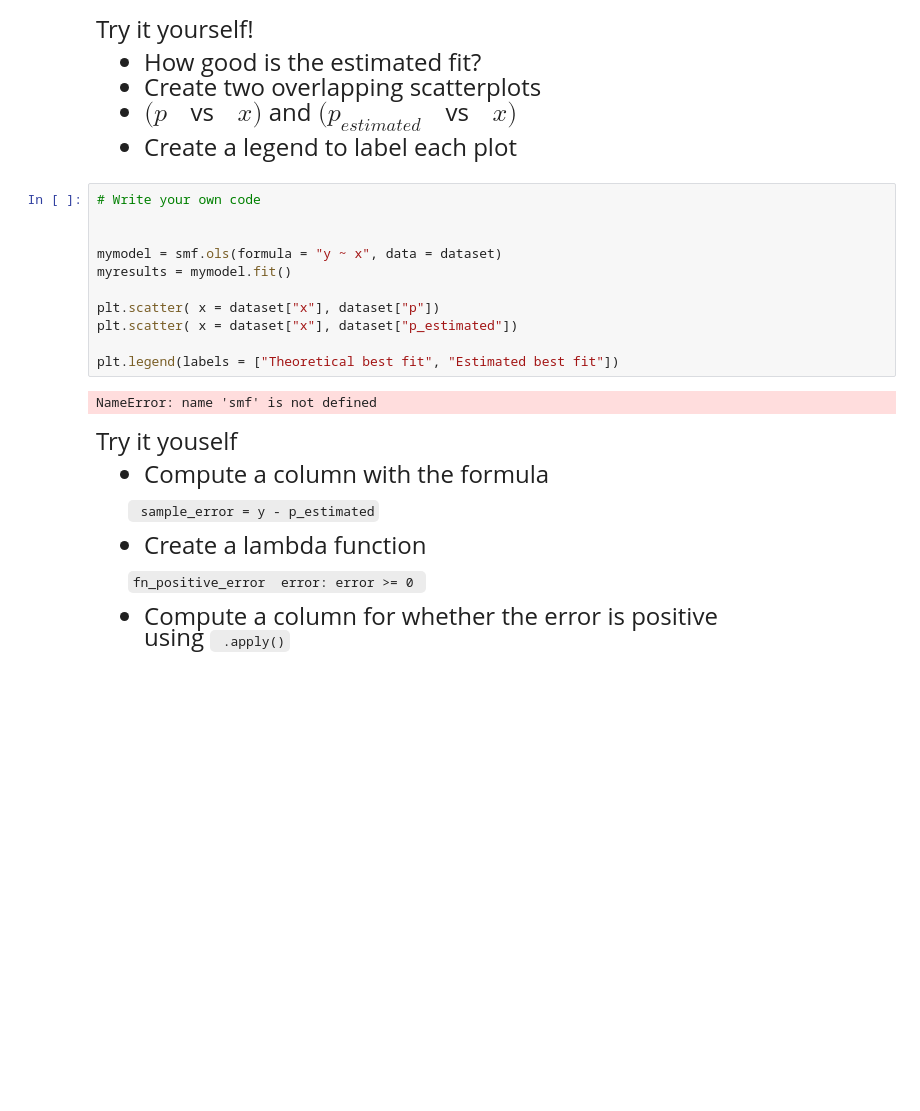
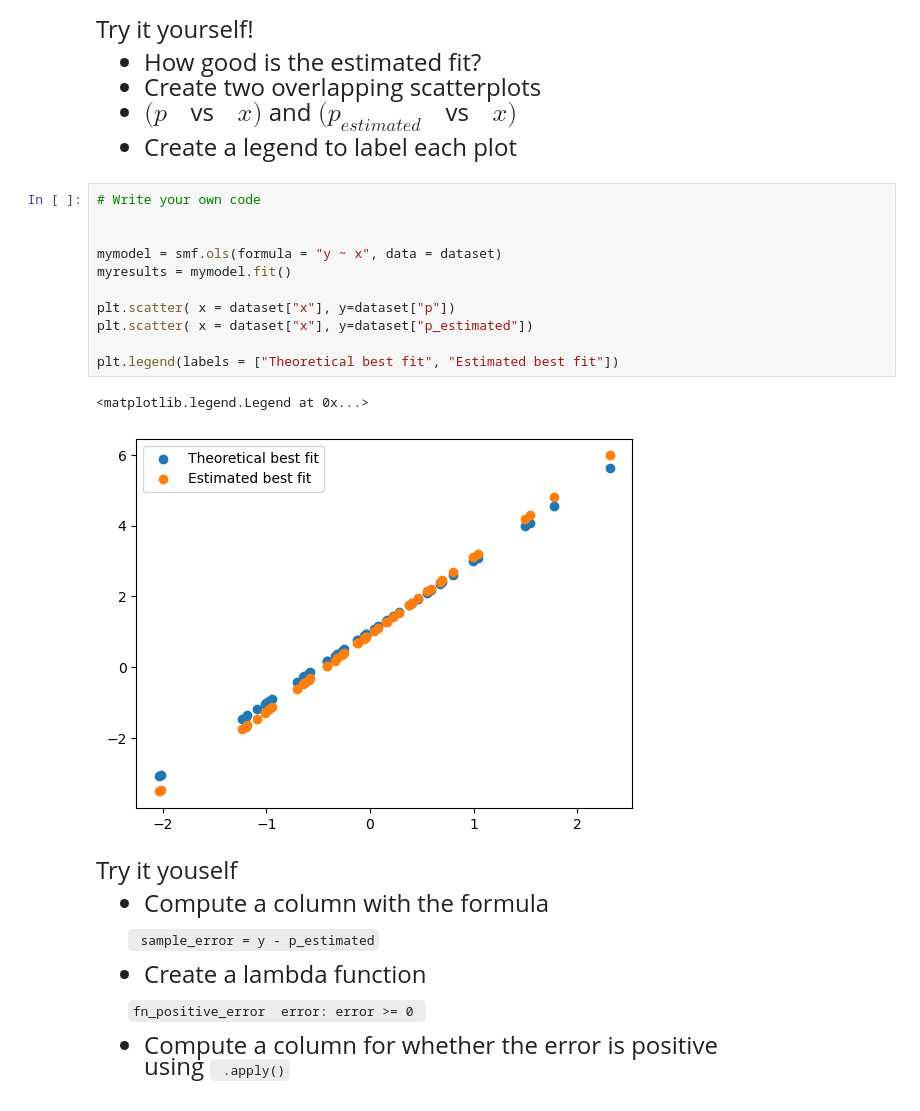
Before and after one commit to Evanwoska/emoryqtm151, a Jupyter notebook: Lecture 11/Lecture 11(personal notes).ipynb, the cells around one changed output. Cells and saved outputs as stored; diff of their text form; blank space fills up the shorter version.

```diff
--- a/Lecture 11/Lecture 11(personal notes).ipynb
+++ b/Lecture 11/Lecture 11(personal notes).ipynb
@@ -225,16 +222,17 @@ Try it yourself!
 # %%
 # Write your own code
 
 
 mymodel = smf.ols(formula = "y ~ x", data = dataset)
 myresults = mymodel.fit()
 
-plt.scatter( x = dataset["x"], dataset["p"])
-plt.scatter( x = dataset["x"], dataset["p_estimated"])
+plt.scatter( x = dataset["x"], y=dataset["p"])
+plt.scatter( x = dataset["x"], y=dataset["p_estimated"])
 
 plt.legend(labels = ["Theoretical best fit", "Estimated best fit"])
 # %% [output]
-NameError: name 'smf' is not defined
+<matplotlib.legend.Legend at 0x...>
+[figure, added]
 # %% [markdown]
 <font size = "5">
 
```
Also changed, not shown: parts of 8 cells of this notebook, 4 other files.
